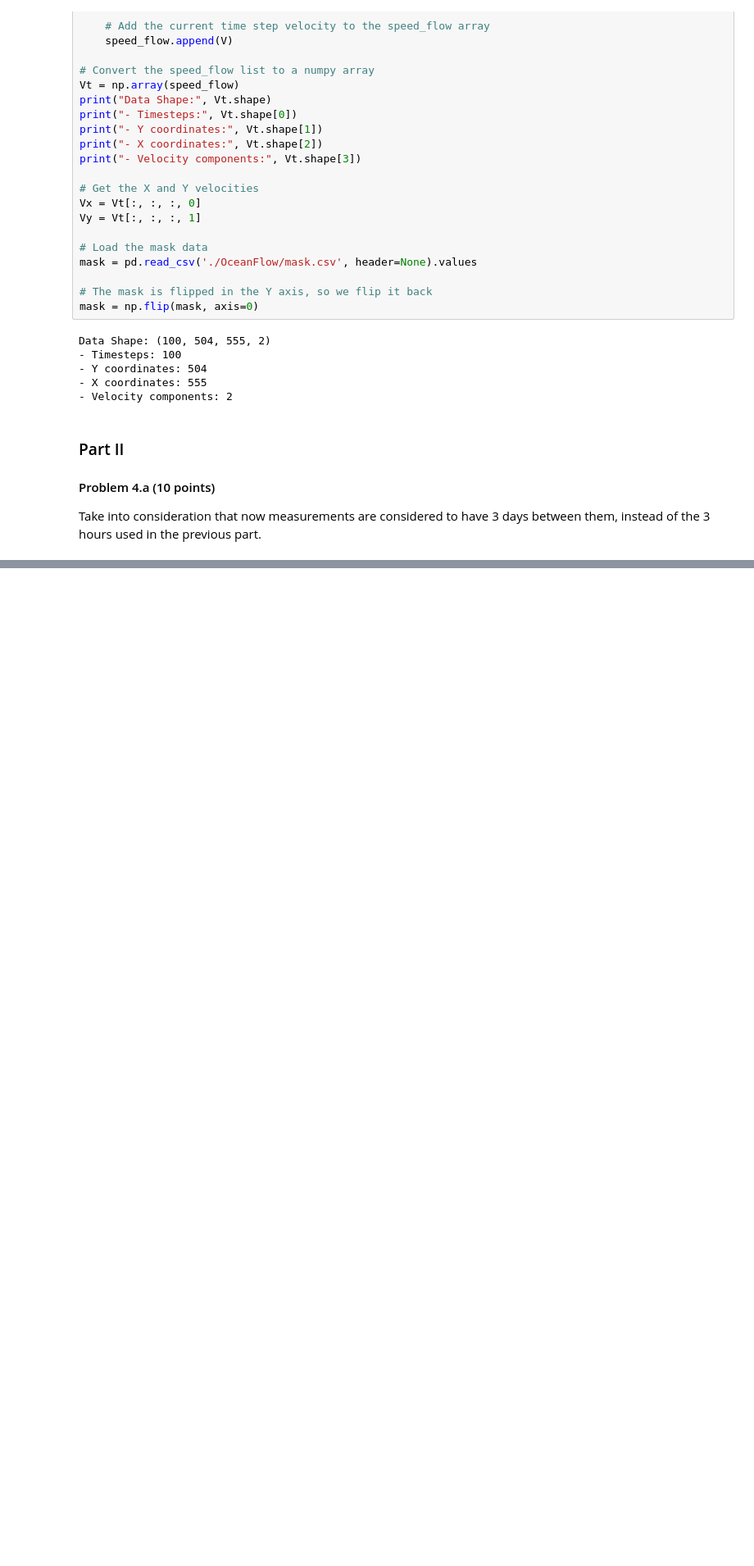
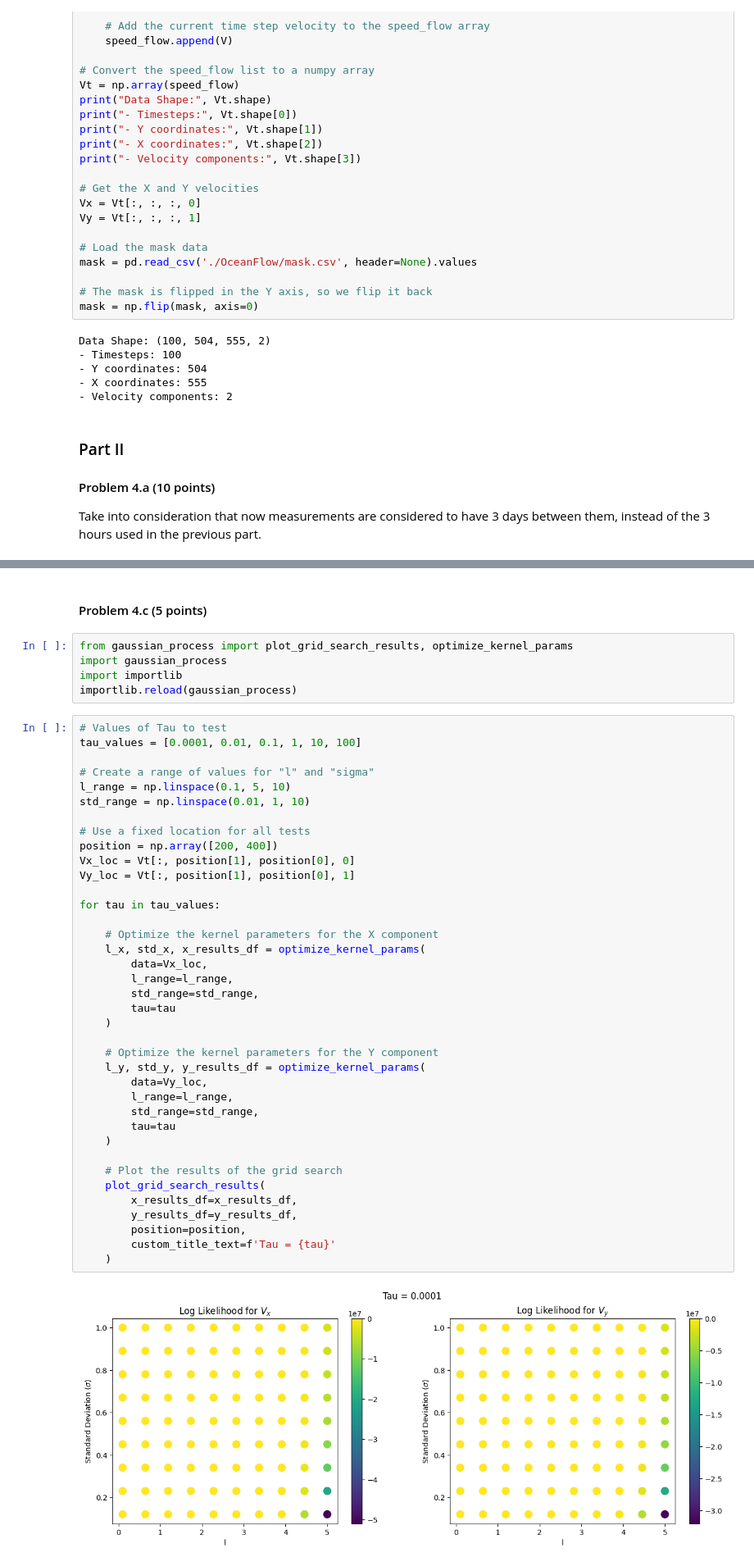
Before and after one commit to eddysanoli-galileo/Data-Analysis-Statistical-Modeling-and-Computation-in-Applications, a Jupyter notebook: Module 5 - Environmental Data and Gaussian Processes/Project/Project - Part II.ipynb, the cells around one changed output, grey strips where cells are left out. Shown at 82% size. Drawn from its saved outputs; the diff is of its cells as text; blank space fills up the shorter version.

```diff
--- a/Module 5 - Environmental Data and Gaussian Processes/Project/Project - Part II.ipynb
+++ b/Module 5 - Environmental Data and Gaussian Processes/Project/Project - Part II.ipynb
@@ -240,0 +193,47 @@ plt.show()
+# %% [markdown]
+#### Problem 4.c (5 points)
+# %%
+from gaussian_process import plot_grid_search_results, optimize_kernel_params
+import gaussian_process
+import importlib
+importlib.reload(gaussian_process)
+# %%
+# Values of Tau to test
+tau_values = [0.0001, 0.01, 0.1, 1, 10, 100]
+
+# Create a range of values for "l" and "sigma"
+l_range = np.linspace(0.1, 5, 10)
+std_range = np.linspace(0.01, 1, 10)
+
+# Use a fixed location for all tests
+position = np.array([200, 400])
+Vx_loc = Vt[:, position[1], position[0], 0]
+Vy_loc = Vt[:, position[1], position[0], 1]
+
+for tau in tau_values:
+
+    # Optimize the kernel parameters for the X component
+    l_x, std_x, x_results_df = optimize_kernel_params(
+        data=Vx_loc,
+        l_range=l_range,
+        std_range=std_range,
+        tau=tau
+    )
+
+    # Optimize the kernel parameters for the Y component
+    l_y, std_y, y_results_df = optimize_kernel_params(
+        data=Vy_loc,
+        l_range=l_range,
+        std_range=std_range,
+        tau=tau
+    )
+
+    # Plot the results of the grid search
+    plot_grid_search_results(
+        x_results_df=x_results_df,
+        y_results_df=y_results_df,
+        position=position,
+        custom_title_text=f'Tau = {tau}'
+    )
+# %% [output]
+[figure, added]
```
Also changed, not shown: parts of 11 cells of this notebook, 2 other files.
